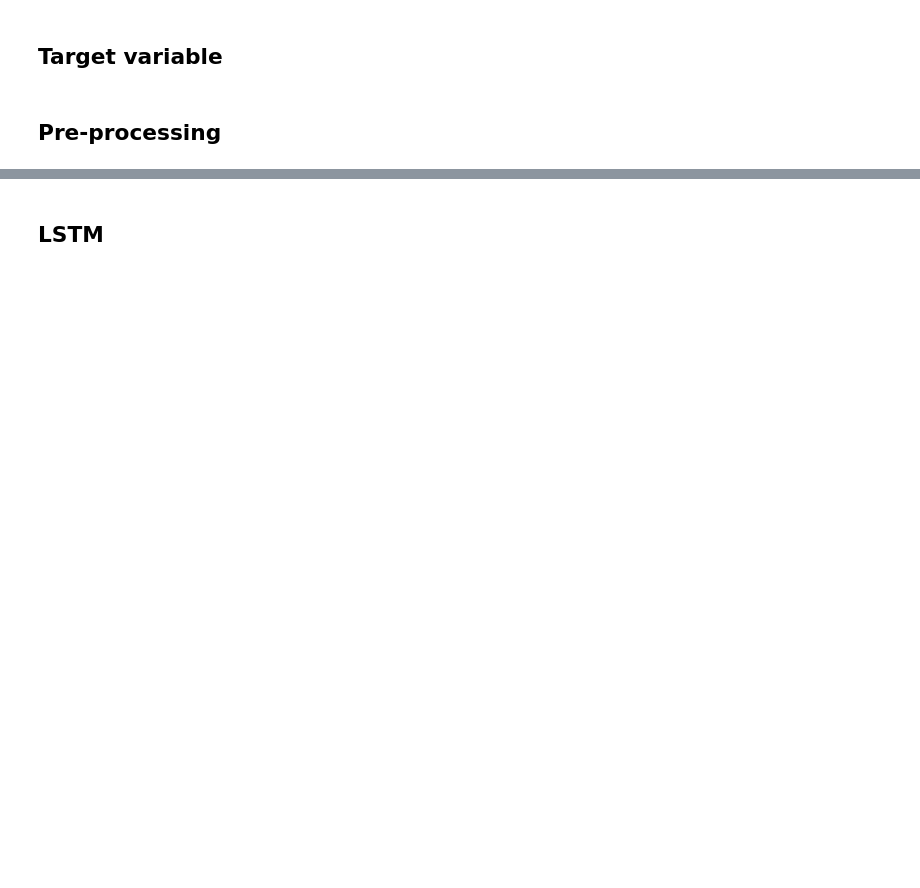
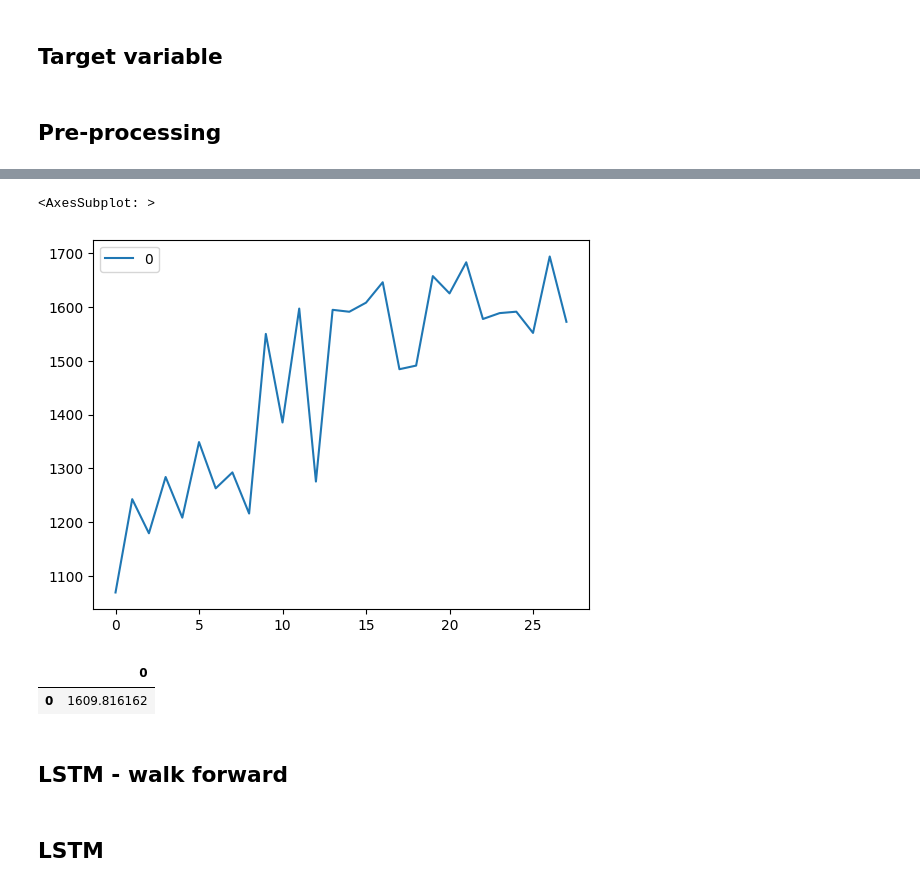
Before and after one commit to montgoz007/stock-price-prediction, a Jupyter notebook: DNNs.ipynb, the cells around one changed output, grey strips where cells are left out. Drawn from its saved outputs; the diff is of its cells as text; code cells hidden in the pictures; blank space fills up the shorter version.

```diff
--- a/DNNs.ipynb
+++ b/DNNs.ipynb
@@ -101,0 +183,14 @@ The shape of the testing data is (363, 9, 1) features and (363,) target
+# %%
+pred2 = []
+for i in predictions:
+    pred2.append(i[0][0])
+# %%
+pd.DataFrame(pred2).plot()
+# %% [output]
+<AxesSubplot: >
+[figure, added]
+# %%
+pd.DataFrame(y_test)
+# %% [output]
+|  | 0 |
+| 0 | 1609.816162 |
@@ -101,0 +205,2 @@ The shape of the testing data is (363, 9, 1) features and (363,) target
+# %% [markdown]
+## LSTM - walk forward
```
Also changed, not shown: parts of 16 cells of this notebook.
